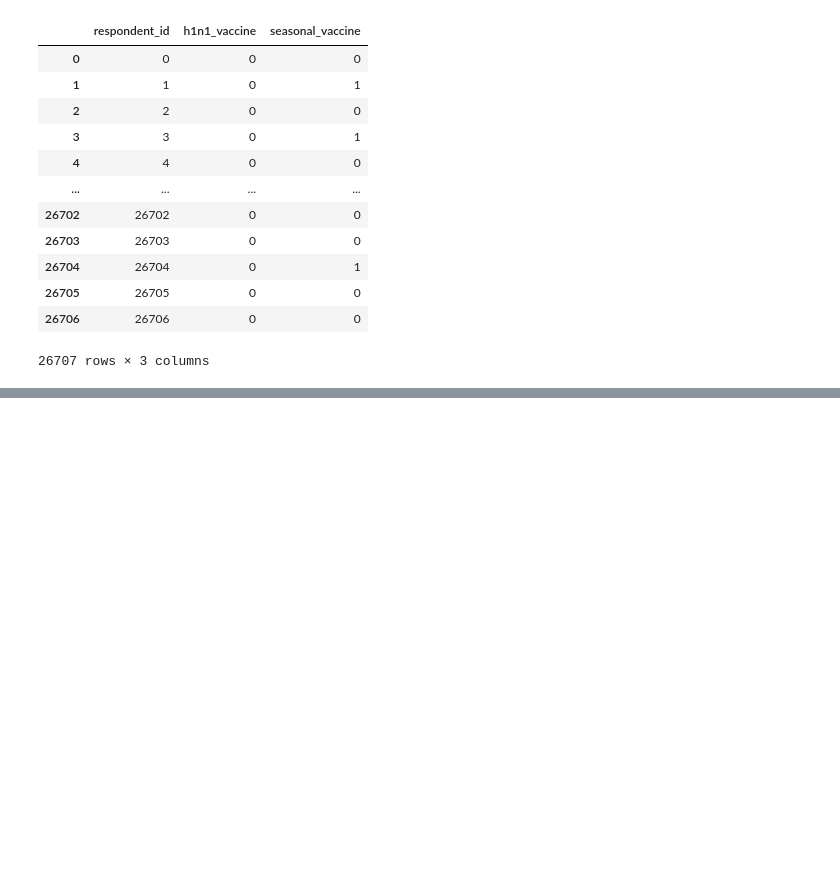
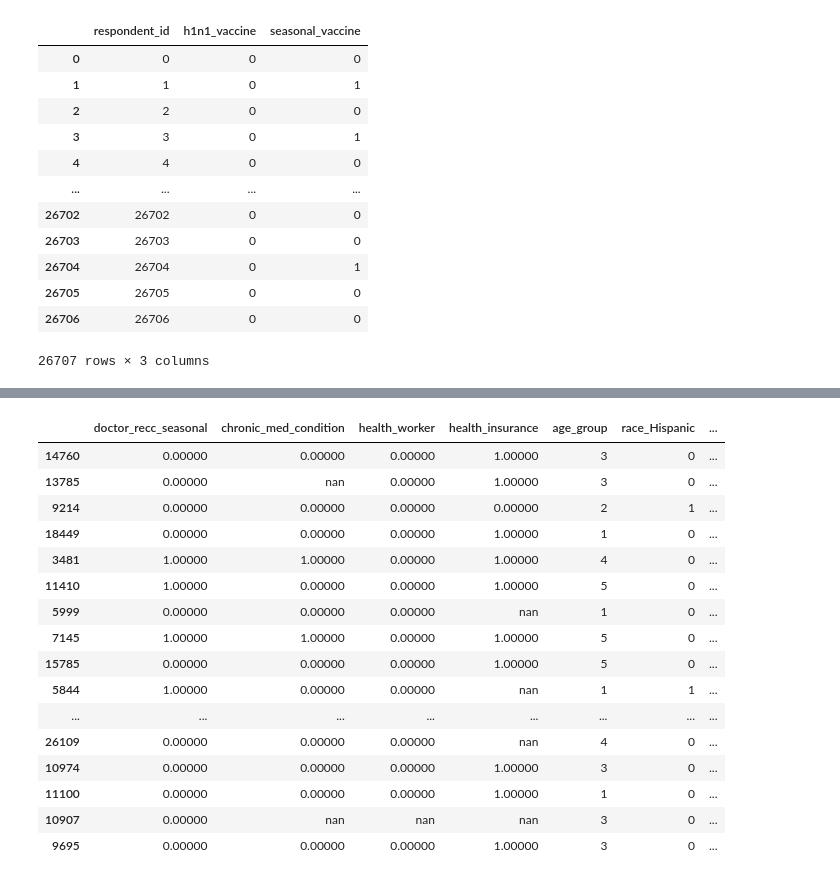
Before and after one commit to lilisbeit/Targeted-Flu-Vaccination-Outreach, a Jupyter notebook: Untitled.ipynb, the cells around one changed output, grey strips where cells are left out. Saved outputs shown, nothing was run; the diff lists cells and outputs as text; code cells hidden in the pictures; blank space fills up the shorter version.

Commit message:
explore nulls

```diff
--- a/Untitled.ipynb
+++ b/Untitled.ipynb
@@ -103,0 +151,5 @@ y = labels['seasonal_vaccine']
+# %%
+# eliminate id column, which is the same as index number
+
+X.drop(columns='respondent_id', inplace=True)
+X
@@ -260,0 +333,5 @@ for c in train.drop(columns=['respondent_id','seasonal_vaccine']).columns:
+# %%
+# encode categorical columns
+
+X_train_enc = pd.get_dummies(X_train, drop_first=True)
+X_train_enc
@@ -260,0 +352,23 @@ for c in train.drop(columns=['respondent_id','seasonal_vaccine']).columns:
+# %%
+# pd.get_dummies put 0s in for the nulls in categorical columns
+# good choice to keep rows with nulls but ignore null values
+
+X_train_enc.head(100)
+# %% [output]
+|  | doctor_recc_seasonal | chronic_med_condition | health_worker | health_insurance | age_group | race_Hispanic | ... |
+| 14760 | 0.00000 | 0.00000 | 0.00000 | 1.00000 | 3 | 0 | ... |
+| 13785 | 0.00000 | nan | 0.00000 | 1.00000 | 3 | 0 | ... |
+| 9214 | 0.00000 | 0.00000 | 0.00000 | 0.00000 | 2 | 1 | ... |
+| 18449 | 0.00000 | 0.00000 | 0.00000 | 1.00000 | 1 | 0 | ... |
+| 3481 | 1.00000 | 1.00000 | 0.00000 | 1.00000 | 4 | 0 | ... |
+| 11410 | 1.00000 | 0.00000 | 0.00000 | 1.00000 | 5 | 0 | ... |
+| 5999 | 0.00000 | 0.00000 | 0.00000 | nan | 1 | 0 | ... |
+| 7145 | 1.00000 | 1.00000 | 0.00000 | 1.00000 | 5 | 0 | ... |
+| 15785 | 0.00000 | 0.00000 | 0.00000 | 1.00000 | 5 | 0 | ... |
+| 5844 | 1.00000 | 0.00000 | 0.00000 | nan | 1 | 1 | ... |
+| ... | ... | ... | ... | ... | ... | ... | ... |
+| 26109 | 0.00000 | 0.00000 | 0.00000 | nan | 4 | 0 | ... |
+| 10974 | 0.00000 | 0.00000 | 0.00000 | 1.00000 | 3 | 0 | ... |
+| 11100 | 0.00000 | 0.00000 | 0.00000 | 1.00000 | 1 | 0 | ... |
+| 10907 | 0.00000 | nan | nan | nan | 3 | 0 | ... |
+| 9695 | 0.00000 | 0.00000 | 0.00000 | 1.00000 | 3 | 0 | ... |
```
Also changed, not shown: parts of 32 cells of this notebook.
